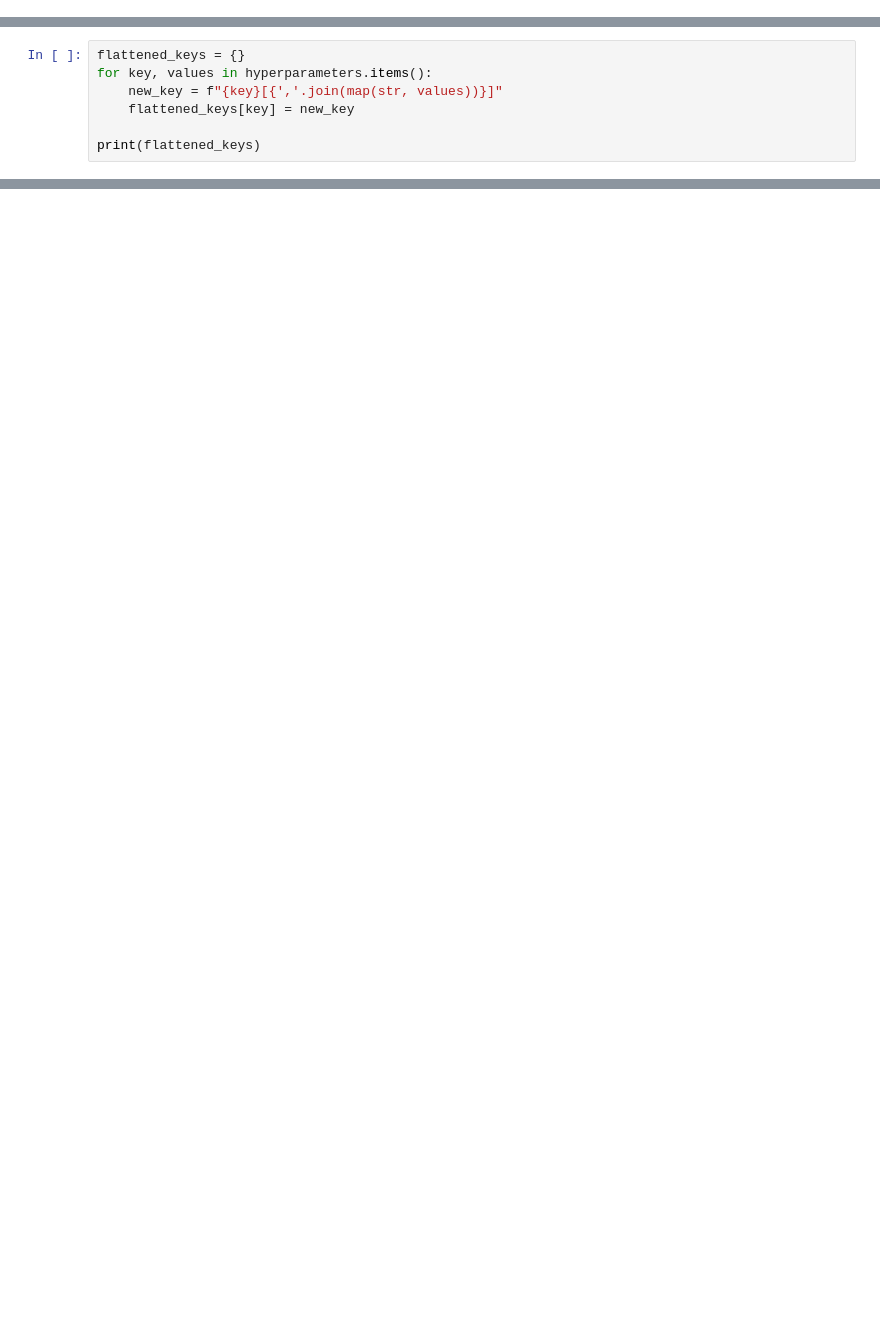
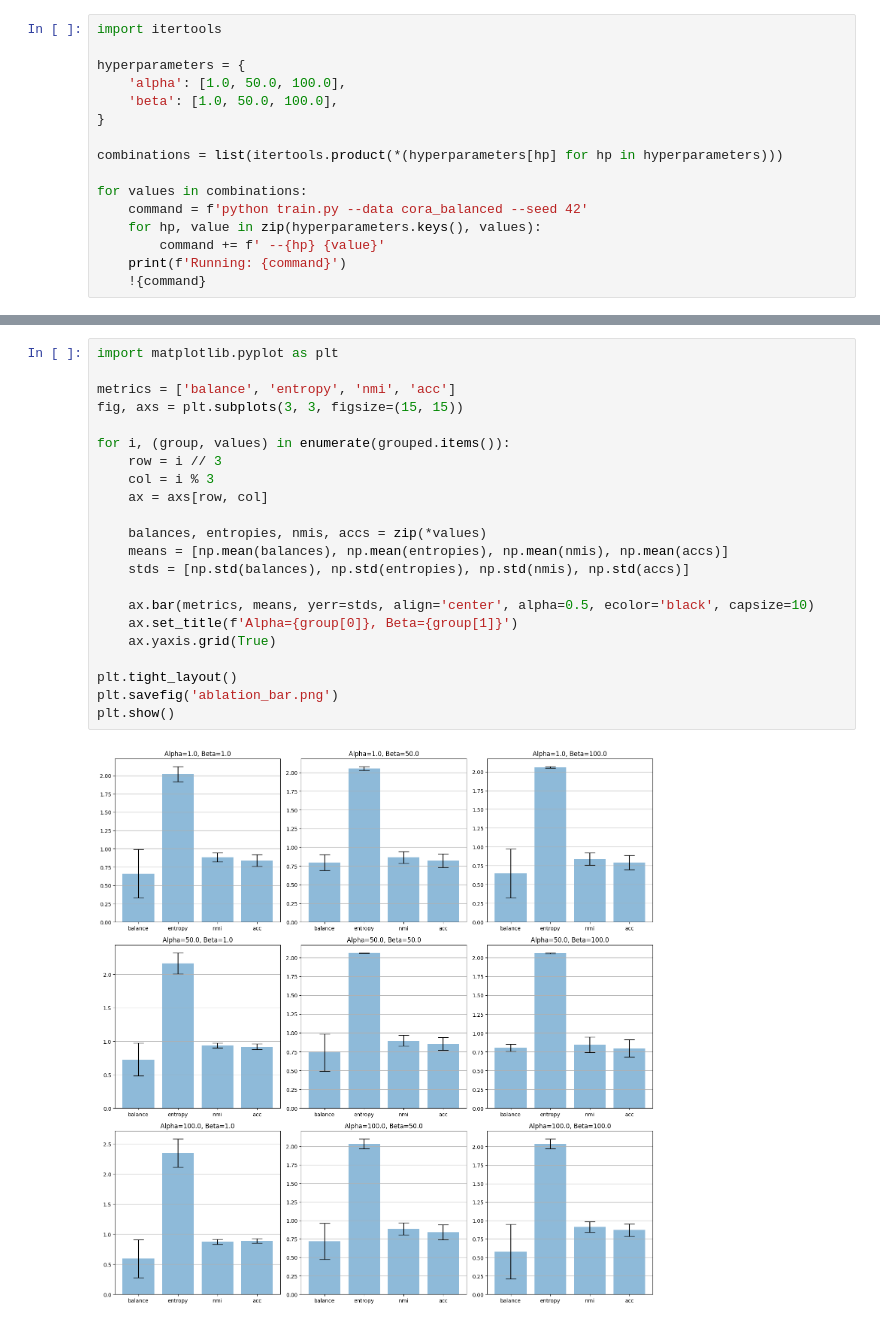
Before and after one commit to iasonsky/Repro-RobustFairClustering, a Jupyter notebook: Fair-Clustering-Codebase/Consensus-Fair-Clustering/ablation_hyperparameter.ipynb, the cells around one changed output, grey strips where cells are left out. Saved outputs shown, nothing was run; the diff lists cells and outputs as text; blank space fills up the shorter version.

Commit message:
updated ablation study

```diff
--- a/Fair-Clustering-Codebase/Consensus-Fair-Clustering/ablation_hyperparameter.ipynb
+++ b/Fair-Clustering-Codebase/Consensus-Fair-Clustering/ablation_hyperparameter.ipynb
@@ -160,0 +1,16 @@ acc: 0.808
+# %%
+import itertools
+
+hyperparameters = {
+    'alpha': [1.0, 50.0, 100.0],
+    'beta': [1.0, 50.0, 100.0],
+}
+
+combinations = list(itertools.product(*(hyperparameters[hp] for hp in hyperparameters)))
+
+for values in combinations:
+    command = f'python train.py --data cora_balanced --seed 42'
+    for hp, value in zip(hyperparameters.keys(), values):
+        command += f' --{hp} {value}'
+    print(f'Running: {command}')
+    !{command}
@@ -732,7 +475,0 @@ grouped_results
-# %%
-flattened_keys = {}
-for key, values in hyperparameters.items():
-    new_key = f"{key}[{','.join(map(str, values))}]"
-    flattened_keys[key] = new_key
-
-print(flattened_keys)
@@ -771,0 +520,24 @@ plt.show()
+# %%
+import matplotlib.pyplot as plt
+
+metrics = ['balance', 'entropy', 'nmi', 'acc']
+fig, axs = plt.subplots(3, 3, figsize=(15, 15))
+
+for i, (group, values) in enumerate(grouped.items()):
+    row = i // 3
+    col = i % 3
+    ax = axs[row, col]
+
+    balances, entropies, nmis, accs = zip(*values)
+    means = [np.mean(balances), np.mean(entropies), np.mean(nmis), np.mean(accs)]
+    stds = [np.std(balances), np.std(entropies), np.std(nmis), np.std(accs)]
+
+    ax.bar(metrics, means, yerr=stds, align='center', alpha=0.5, ecolor='black', capsize=10)
+    ax.set_title(f'Alpha={group[0]}, Beta={group[1]}')
+    ax.yaxis.grid(True)
+
+plt.tight_layout()
+plt.savefig('ablation_bar.png')
+plt.show()
+# %% [output]
+[figure, added]
```
Also changed, not shown: parts of 14 cells of this notebook.
